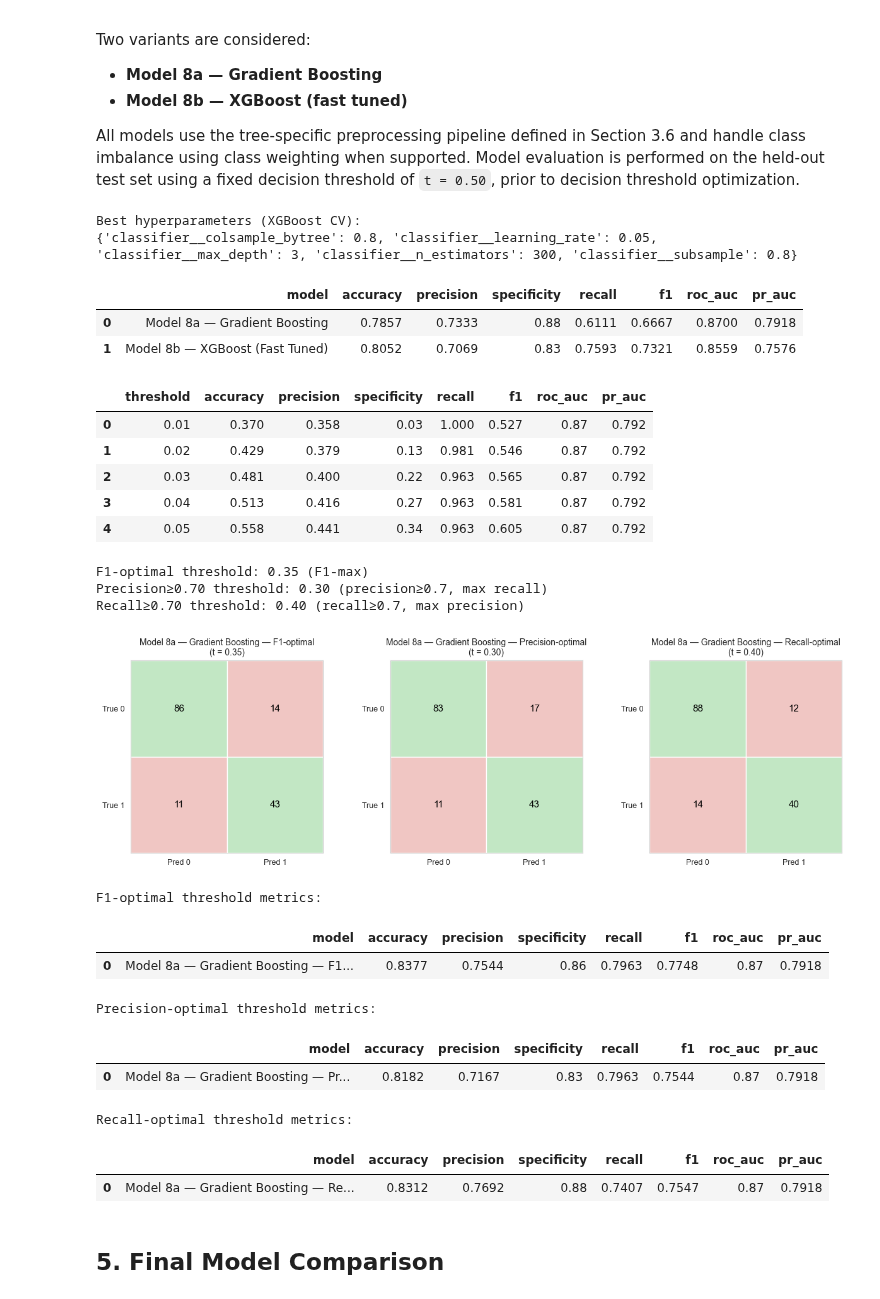
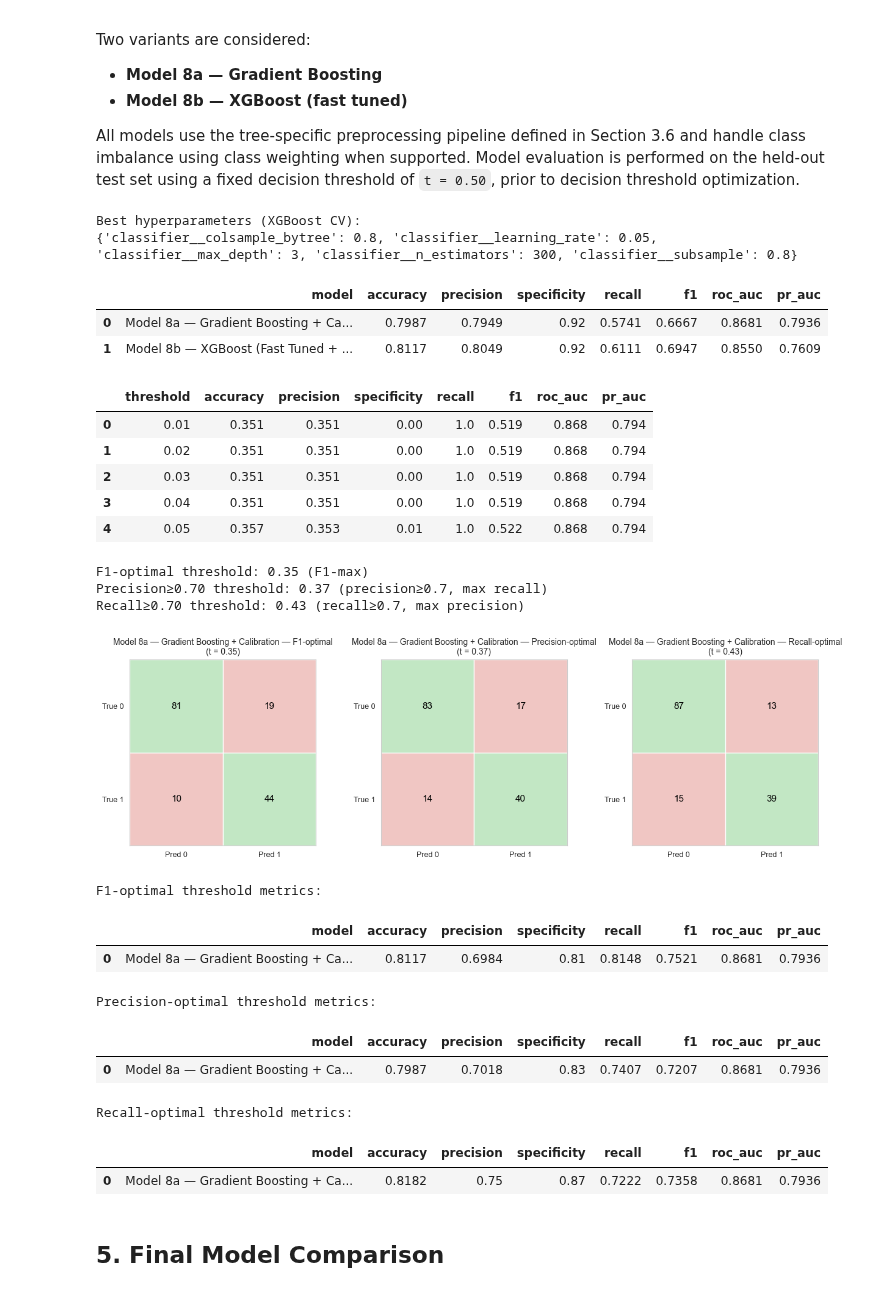
Before and after one commit to NazilaFazeli/ds-diabetes-challenge, a Jupyter notebook: 3_Diabetes_Challenge.ipynb, the cells around one changed output. Cells and saved outputs as stored; diff of their text form; code cells hidden in the pictures.

```diff
--- a/3_Diabetes_Challenge.ipynb
+++ b/3_Diabetes_Challenge.ipynb
@@ -3678,15 +3818,25 @@ pipe_gb = Pipeline(steps=[
 
 pipe_gb.fit(X_train, y_train)
 
-y_pred_8a  = pipe_gb.predict(X_test)
-y_proba_8a = pipe_gb.predict_proba(X_test)[:, 1]
+# -------- Calibration --------
+calibrated_gb_8a = CalibratedClassifierCV(
+    estimator=pipe_gb,
+    method="sigmoid",   # safer than isotonic
+    cv=5
+)
+
+calibrated_gb_8a.fit(X_train, y_train)
+
+# Evaluation
+y_pred_8a  = calibrated_gb_8a.predict(X_test)
+y_proba_8a = calibrated_gb_8a.predict_proba(X_test)[:, 1]
 
 rows_boost.append(
     metric_report(
         y_test,
         y_pred_8a,
         y_proba_8a,
-        label="Model 8a — Gradient Boosting"
+        label="Model 8a — Gradient Boosting + Calibration"
     )
 )
 
@@ -3730,16 +3880,25 @@ best_xgb = grid_xgb.best_estimator_
 
 print("\nBest hyperparameters (XGBoost CV):")
 print(grid_xgb.best_params_)
+# -------- Calibration --------
+calibrated_xgb_8b = CalibratedClassifierCV(
+    estimator=best_xgb,
+    method="sigmoid",
+    cv=5
+)
 
-y_pred_8b  = best_xgb.predict(X_test)
-y_proba_8b = best_xgb.predict_proba(X_test)[:, 1]
+calibrated_xgb_8b.fit(X_train, y_train)
+
+# Evaluation
+y_pred_8b  = calibrated_xgb_8b.predict(X_test)
+y_proba_8b = calibrated_xgb_8b.predict_proba(X_test)[:, 1]
 
 rows_boost.append(
     metric_report(
         y_test,
         y_pred_8b,
         y_proba_8b,
-        label="Model 8b — XGBoost (Fast Tuned)"
+        label="Model 8b — XGBoost (Fast Tuned + Calibration)"
     )
 )
 
@@ -3753,16 +3912,18 @@ display(df_model8_compare.round(4))
 Best hyperparameters (XGBoost CV):
 {'classifier__colsample_bytree': 0.8, 'classifier__learning_rate': 0.05, 'classifier__max_depth': 3, 'classifier__n_estimators': 300, 'classifier__subsample': 0.8}
 |  | model | accuracy | precision | specificity | recall | f1 | roc_auc | pr_auc |
-| 0 | Model 8a — Gradient Boosting | 0.7857 | 0.7333 | 0.88 | 0.6111 | 0.6667 | 0.8700 | 0.7918 |
-| 1 | Model 8b — XGBoost (Fast Tuned) | 0.8052 | 0.7069 | 0.83 | 0.7593 | 0.7321 | 0.8559 | 0.7576 |
+| 0 | Model 8a — Gradient Boosting + Ca... | 0.7987 | 0.7949 | 0.92 | 0.5741 | 0.6667 | 0.8681 | 0.7936 |
+| 1 | Model 8b — XGBoost (Fast Tuned + ... | 0.8117 | 0.8049 | 0.92 | 0.6111 | 0.6947 | 0.8550 | 0.7609 |
 # %%
 # ============================================
 # Threshold Optimization — Model Selection
 # ============================================
 
+threshold_model8 = []
+
 # Select model for threshold optimization
 y_proba_best = y_proba_8a
-model_label  = "Model 8a — Gradient Boosting"
+model_label  = "Model 8a — Gradient Boosting + Calibration"
 # ----------------------------------
 
 # ============================================
@@ -3822,7 +3983,7 @@ threshold_results.append({
     "f1": res_f1["f1"]
 })
 
-threshold_summary_rows.append({
+threshold_model8.append({
     "model": model_label,
     "threshold": round(t_f1, 3),
 
@@ -3840,50 +4001,53 @@ res_prec = show_at_threshold(
 )
 
 res_rec = show_at_threshold(
     y_test, y_proba_best, t_rec,
     f"{model_label} — Recall-optimal",
     ax=axes[2]
 )
 
 #plt.tight_layout()
 
 plt.subplots_adjust(
     left=0.06,
     right=1,
     wspace=0.35
 )
 plt.show()
 # ---------------------
 # Summary tables
 # ---------------------
+
+df_model8_threshold = pd.DataFrame(threshold_model8)
+
 print("\nF1-optimal threshold metrics:")
 display(pd.DataFrame([res_f1]).round(4))
 
 print("\nPrecision-optimal threshold metrics:")
 display(pd.DataFrame([res_prec]).round(4))
 
 print("\nRecall-optimal threshold metrics:")
 display(pd.DataFrame([res_rec]).round(4))
 # %% [output]
 |  | threshold | accuracy | precision | specificity | recall | f1 | roc_auc | pr_auc |
-| 0 | 0.01 | 0.370 | 0.358 | 0.03 | 1.000 | 0.527 | 0.87 | 0.792 |
-| 1 | 0.02 | 0.429 | 0.379 | 0.13 | 0.981 | 0.546 | 0.87 | 0.792 |
-| 2 | 0.03 | 0.481 | 0.400 | 0.22 | 0.963 | 0.565 | 0.87 | 0.792 |
-| 3 | 0.04 | 0.513 | 0.416 | 0.27 | 0.963 | 0.581 | 0.87 | 0.792 |
-| 4 | 0.05 | 0.558 | 0.441 | 0.34 | 0.963 | 0.605 | 0.87 | 0.792 |
+| 0 | 0.01 | 0.351 | 0.351 | 0.00 | 1.0 | 0.519 | 0.868 | 0.794 |
+| 1 | 0.02 | 0.351 | 0.351 | 0.00 | 1.0 | 0.519 | 0.868 | 0.794 |
+| 2 | 0.03 | 0.351 | 0.351 | 0.00 | 1.0 | 0.519 | 0.868 | 0.794 |
+| 3 | 0.04 | 0.351 | 0.351 | 0.00 | 1.0 | 0.519 | 0.868 | 0.794 |
+| 4 | 0.05 | 0.357 | 0.353 | 0.01 | 1.0 | 0.522 | 0.868 | 0.794 |
 F1-optimal threshold: 0.35 (F1-max)
-Precision≥0.70 threshold: 0.30 (precision≥0.7, max recall)
-Recall≥0.70 threshold: 0.40 (recall≥0.7, max precision)
+Precision≥0.70 threshold: 0.37 (precision≥0.7, max recall)
+Recall≥0.70 threshold: 0.43 (recall≥0.7, max precision)
-[figure, old version]
+[figure, new version]
 F1-optimal threshold metrics:
 |  | model | accuracy | precision | specificity | recall | f1 | roc_auc | pr_auc |
-| 0 | Model 8a — Gradient Boosting — F1... | 0.8377 | 0.7544 | 0.86 | 0.7963 | 0.7748 | 0.87 | 0.7918 |
+| 0 | Model 8a — Gradient Boosting + Ca... | 0.8117 | 0.6984 | 0.81 | 0.8148 | 0.7521 | 0.8681 | 0.7936 |
 Precision-optimal threshold metrics:
 |  | model | accuracy | precision | specificity | recall | f1 | roc_auc | pr_auc |
-| 0 | Model 8a — Gradient Boosting — Pr... | 0.8182 | 0.7167 | 0.83 | 0.7963 | 0.7544 | 0.87 | 0.7918 |
+| 0 | Model 8a — Gradient Boosting + Ca... | 0.7987 | 0.7018 | 0.83 | 0.7407 | 0.7207 | 0.8681 | 0.7936 |
 Recall-optimal threshold metrics:
 |  | model | accuracy | precision | specificity | recall | f1 | roc_auc | pr_auc |
-| 0 | Model 8a — Gradient Boosting — Re... | 0.8312 | 0.7692 | 0.88 | 0.7407 | 0.7547 | 0.87 | 0.7918 |
+| 0 | Model 8a — Gradient Boosting + Ca... | 0.8182 | 0.75 | 0.87 | 0.7222 | 0.7358 | 0.8681 | 0.7936 |
 # %% [markdown]
 ## 5. Final Model Comparison
 # %% [markdown]
```
Also changed, not shown: parts of 21 cells of this notebook.
